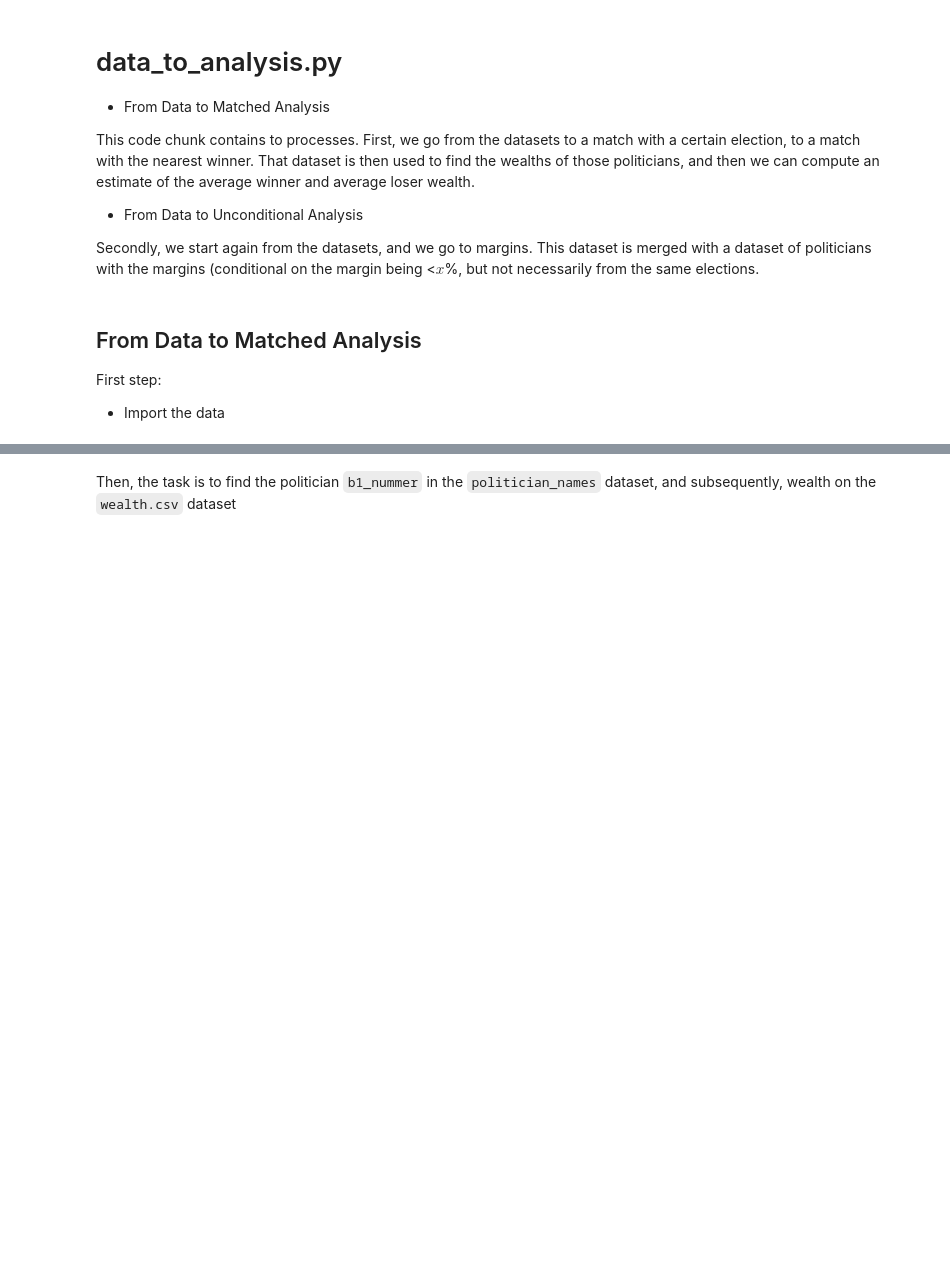
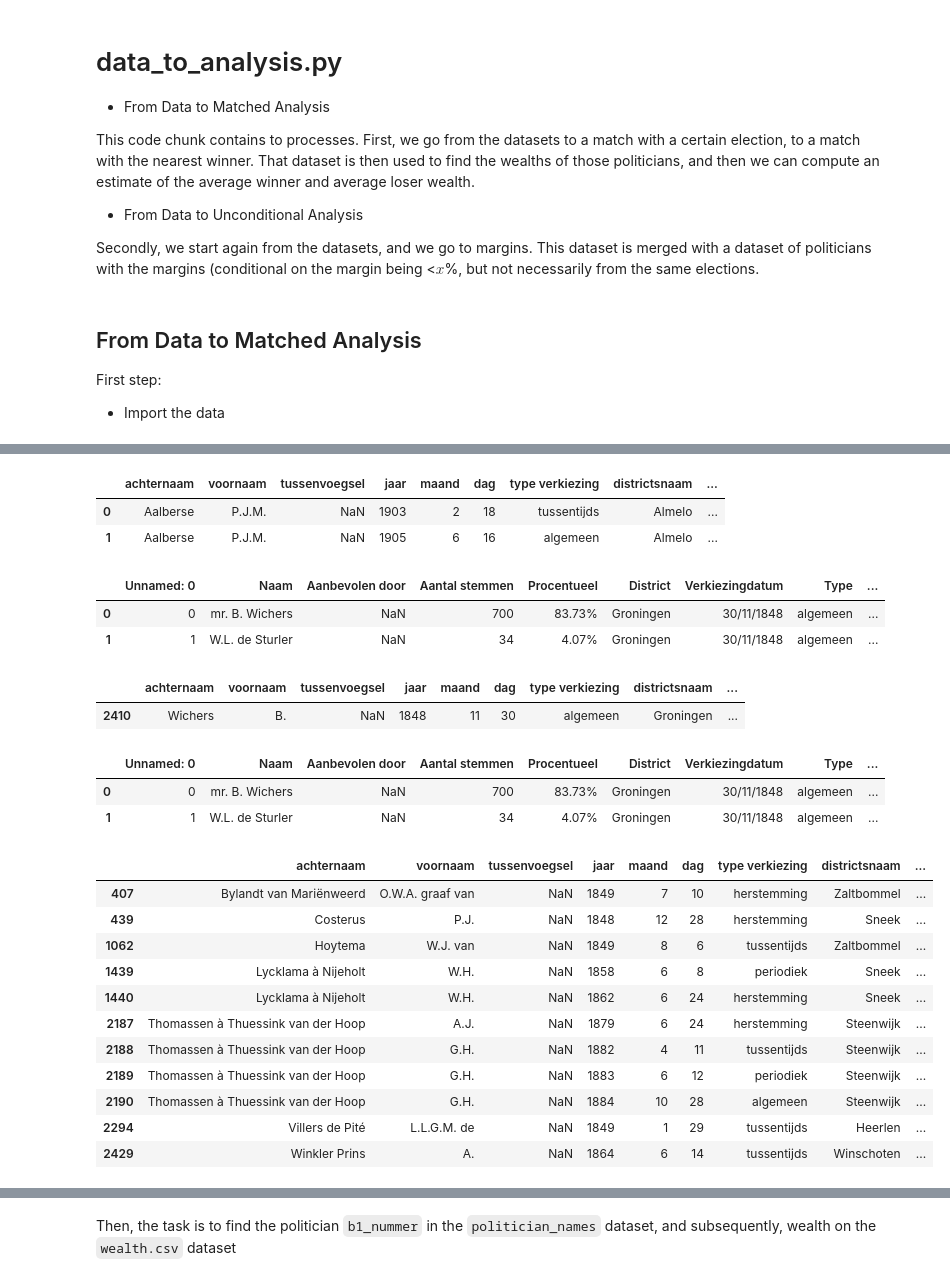
Before and after one commit to basm92/Polrents, a Jupyter notebook: Code/data_to_analysis.ipynb, the cells around one changed output, grey strips where cells are left out. Saved outputs shown, nothing was run; the diff lists cells and outputs as text; code cells hidden in the pictures; blank space fills up the shorter version.

```diff
--- a/Code/data_to_analysis.ipynb
+++ b/Code/data_to_analysis.ipynb
@@ -28,0 +60,80 @@ Second step:
+# %%
+allelected["naam"] = allelected.apply(lambda row : row["voornaam"] + " " + row["achternaam"], axis=1)
+allelected["naam"] = allelected["naam"].apply(lambda x : x.replace("  ", " "))
+allelected.head(2)
+# %% [output]
+|  | achternaam | voornaam | tussenvoegsel | jaar | maand | dag | type verkiezing | districtsnaam | ... |
+| 0 | Aalberse | P.J.M. | NaN | 1903 | 2 | 18 | tussentijds | Almelo | ... |
+| 1 | Aalberse | P.J.M. | NaN | 1905 | 6 | 16 | algemeen | Almelo | ... |
+# %%
+all_candidates_elections["jaar"] = all_candidates_elections["Verkiezingdatum"].apply(lambda x : int(x.split("/")[2]))
+all_candidates_elections["maand"] = all_candidates_elections["Verkiezingdatum"].apply(lambda x : int(x.split("/")[1]))
+all_candidates_elections["dag"] = all_candidates_elections["Verkiezingdatum"].apply(lambda x : int(x.split("/")[0]))
+all_candidates_elections.head(2)
+# %% [output]
+|  | Unnamed: 0 | Naam | Aanbevolen door | Aantal stemmen | Procentueel | District | Verkiezingdatum | Type | ... |
+| 0 | 0 | mr. B. Wichers | NaN | 700 | 83.73% | Groningen | 30/11/1848 | algemeen | ... |
+| 1 | 1 | W.L. de Sturler | NaN | 34 | 4.07% | Groningen | 30/11/1848 | algemeen | ... |
+# %%
+election_to_winners = {}
+for i in tqdm(range(len(all_candidates_elections))):
+    row = all_candidates_elections.iloc[i]
+    district = row["District"]
+    year = row["jaar"]
+    month = row["maand"]
+    day = row["dag"]
+    if (district, year, month, day) in election_to_winners:
+        continue
+    district_winners = allelected[allelected["districtsnaam"] == district]
+    year_winners = district_winners[district_winners["jaar"] == year]
+    month_winners = year_winners[year_winners["maand"] == month]
+    winners = month_winners[month_winners["dag"] == day]
+    election_to_winners[(district, year, month, day)] = winners
+# %%
+election_to_winners[("Groningen", 1848, 11, 30)]
+# %% [output]
+|  | achternaam | voornaam | tussenvoegsel | jaar | maand | dag | type verkiezing | districtsnaam | ... |
+| 2410 | Wichers | B. | NaN | 1848 | 11 | 30 | algemeen | Groningen | ... |
+# %%
+name_in_winners = []
+for i in tqdm(range(len(all_candidates_elections))):
+    row = all_candidates_elections.iloc[i]
+    district = row["District"]
+    year = row["jaar"]
+    month = row["maand"]
+    day = row["dag"]
+    winners = election_to_winners[(district, year, month, day)]
+    name = row["Naam"]
+    winner_names = winners["naam"].values
+    if any(name in n for n in winner_names) or any(n in name for n in winner_names):
+        name_in_winners.append(True)
+    else:
+        name_in_winners.append(False)
+all_candidates_elections = all_candidates_elections.assign(name_in_winners = name_in_winners)
+all_candidates_elections.head(2)
+# %% [output]
+|  | Unnamed: 0 | Naam | Aanbevolen door | Aantal stemmen | Procentueel | District | Verkiezingdatum | Type | ... |
+| 0 | 0 | mr. B. Wichers | NaN | 700 | 83.73% | Groningen | 30/11/1848 | algemeen | ... |
+| 1 | 1 | W.L. de Sturler | NaN | 34 | 4.07% | Groningen | 30/11/1848 | algemeen | ... |
+# %%
+matched_candidate_names = set(all_candidates_elections[all_candidates_elections["name_in_winners"]]["Naam"])
+missed_winners = []
+for i, row in tqdm(allelected.iterrows()):
+    winner_name = row["naam"]
+    if not any(winner_name in n for n in matched_candidate_names) and not any(n in winner_name for n in matched_candidate_names):
+        missed_winners.append(i)
+missed_winners_df = allelected[allelected.index.isin(missed_winners)]
+missed_winners_df
+# %% [output]
+|  | achternaam | voornaam | tussenvoegsel | jaar | maand | dag | type verkiezing | districtsnaam | ... |
+| 407 | Bylandt van Mariënweerd | O.W.A. graaf van | NaN | 1849 | 7 | 10 | herstemming | Zaltbommel | ... |
+| 439 | Costerus | P.J. | NaN | 1848 | 12 | 28 | herstemming | Sneek | ... |
+| 1062 | Hoytema | W.J. van | NaN | 1849 | 8 | 6 | tussentijds | Zaltbommel | ... |
+| 1439 | Lycklama à Nijeholt | W.H. | NaN | 1858 | 6 | 8 | periodiek | Sneek | ... |
+| 1440 | Lycklama à Nijeholt | W.H. | NaN | 1862 | 6 | 24 | herstemming | Sneek | ... |
+| 2187 | Thomassen à Thuessink van der Hoop | A.J. | NaN | 1879 | 6 | 24 | herstemming | Steenwijk | ... |
+| 2188 | Thomassen à Thuessink van der Hoop | G.H. | NaN | 1882 | 4 | 11 | tussentijds | Steenwijk | ... |
+| 2189 | Thomassen à Thuessink van der Hoop | G.H. | NaN | 1883 | 6 | 12 | periodiek | Steenwijk | ... |
+| 2190 | Thomassen à Thuessink van der Hoop | G.H. | NaN | 1884 | 10 | 28 | algemeen | Steenwijk | ... |
+| 2294 | Villers de Pité | L.L.G.M. de | NaN | 1849 | 1 | 29 | tussentijds | Heerlen | ... |
+| 2429 | Winkler Prins | A. | NaN | 1864 | 6 | 14 | tussentijds | Winschoten | ... |
```
Also changed, not shown: parts of 10 cells of this notebook.
